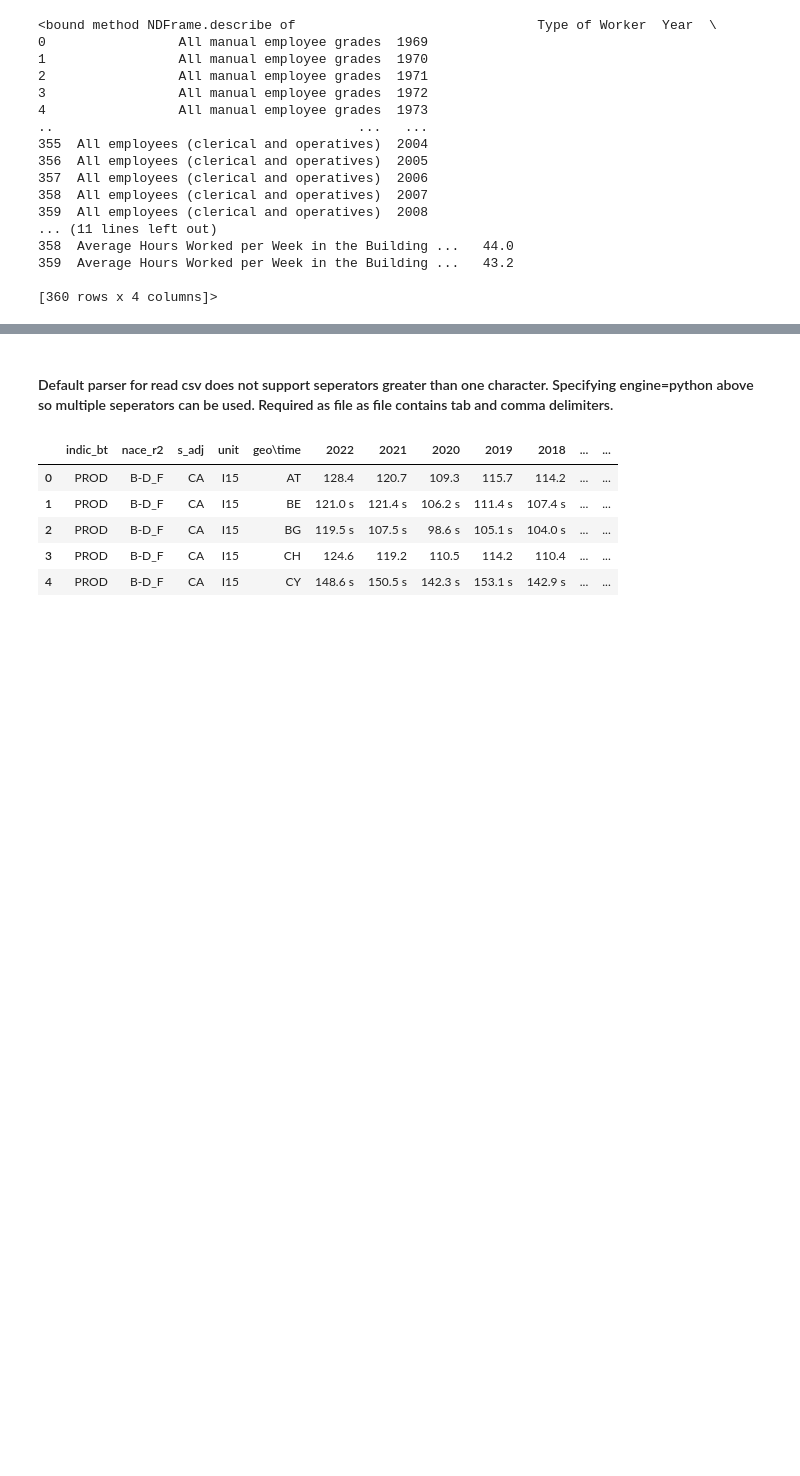
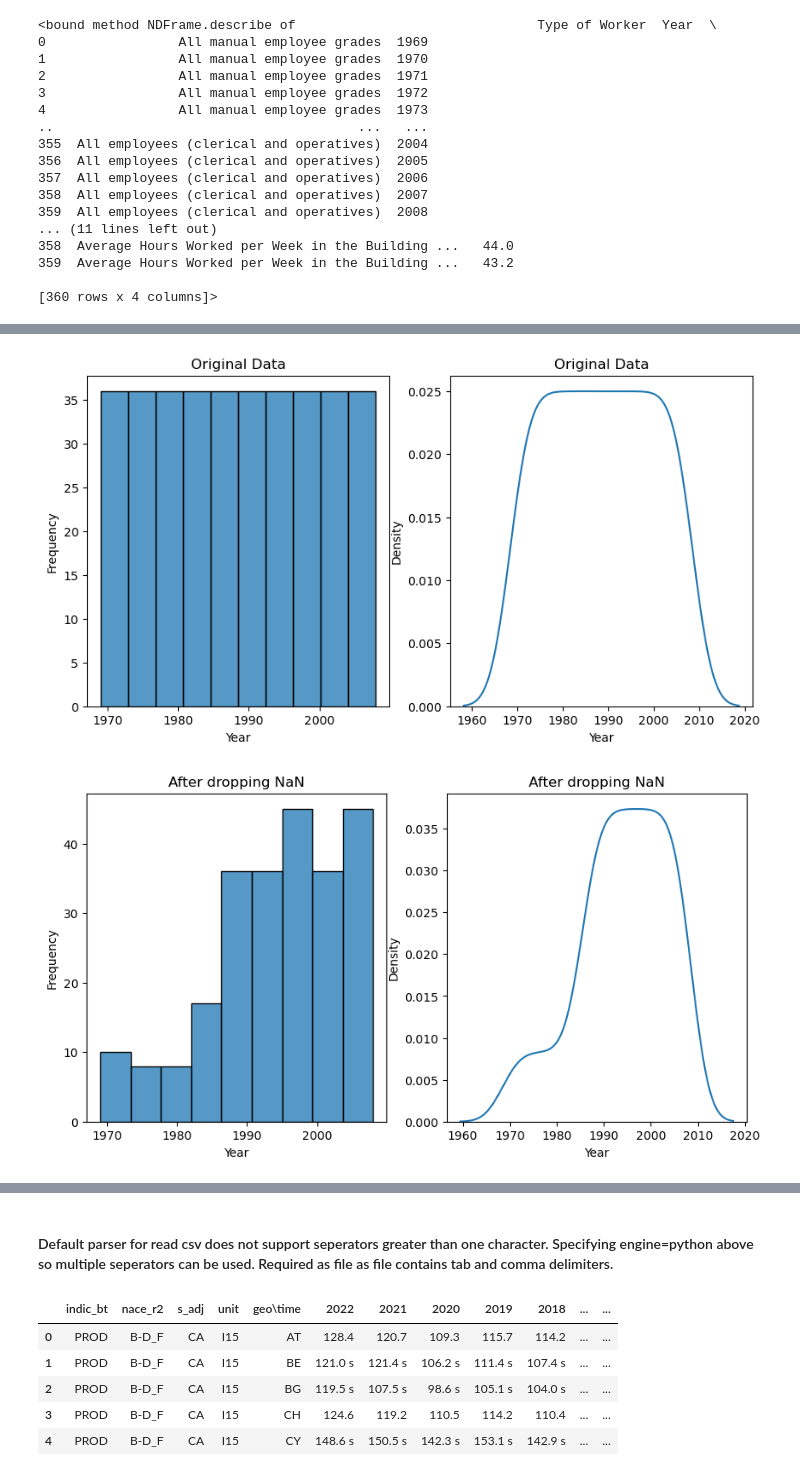
Before and after one commit to rachelhurleycct/CA2, a Jupyter notebook: CA2.ipynb, the cells around one changed output, grey strips where cells are left out. Cells and saved outputs as stored; diff of their text form; code cells hidden in the pictures; blank space fills up the shorter version.

```diff
--- a/CA2.ipynb
+++ b/CA2.ipynb
@@ -280,0 +249,38 @@ Remove 'all employees'. Combine clerical. combine adults and juveniles.
+# %%
+##Create two histograms and two kde plots to compare before and after
+#dropping the NaN values to show the effect this has on the spread of data.
+
+#DF1
+
+fig, (ax1, ax2) = plt.subplots(ncols=2, figsize=(10, 5))
+
+sns.histplot(df1['Year'], ax=ax1)
+sns.kdeplot(df1['Year'], ax=ax2)
+
+ax1.set_title('Original Data')
+ax1.set_xlabel('Year')
+ax1.set_ylabel('Frequency')
+
+ax2.set_title('Original Data')
+ax2.set_xlabel('Year')
+ax2.set_ylabel('Density')
+
+#DF1C
+
+fig, (ax3, ax4) = plt.subplots(ncols=2, figsize=(10, 5))
+
+sns.histplot(df1C['Year'], ax=ax3)
+sns.kdeplot(df1C['Year'], ax=ax4)
+
+ax3.set_title('After dropping NaN')
+ax3.set_xlabel('Year')
+ax3.set_ylabel('Frequency')
+
+ax4.set_title('After dropping NaN')
+ax4.set_xlabel('Year')
+ax4.set_ylabel('Density')
+
+plt.show()
+# %% [output]
+[figure, added]
+[figure, added]
```
Also changed, not shown: parts of 111 cells of this notebook.
